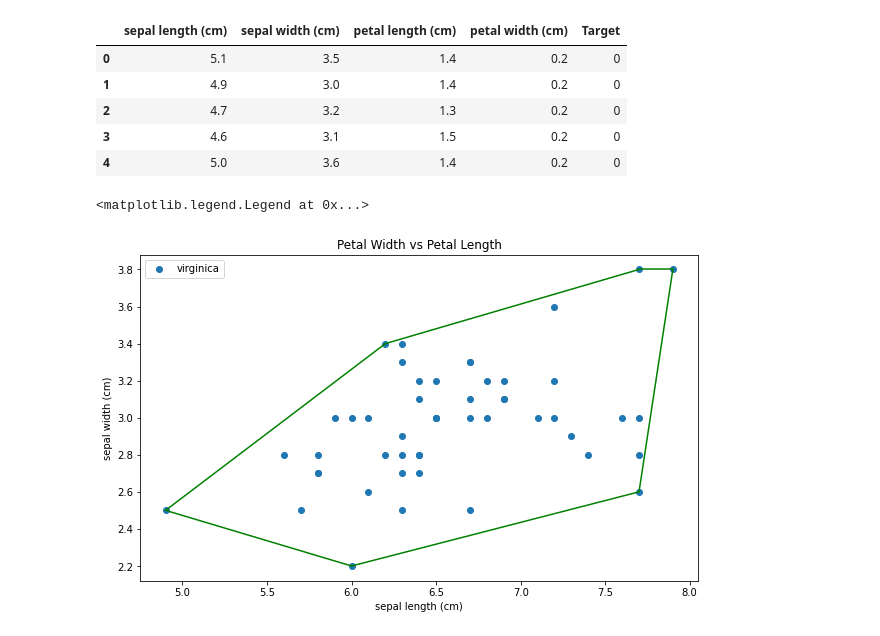
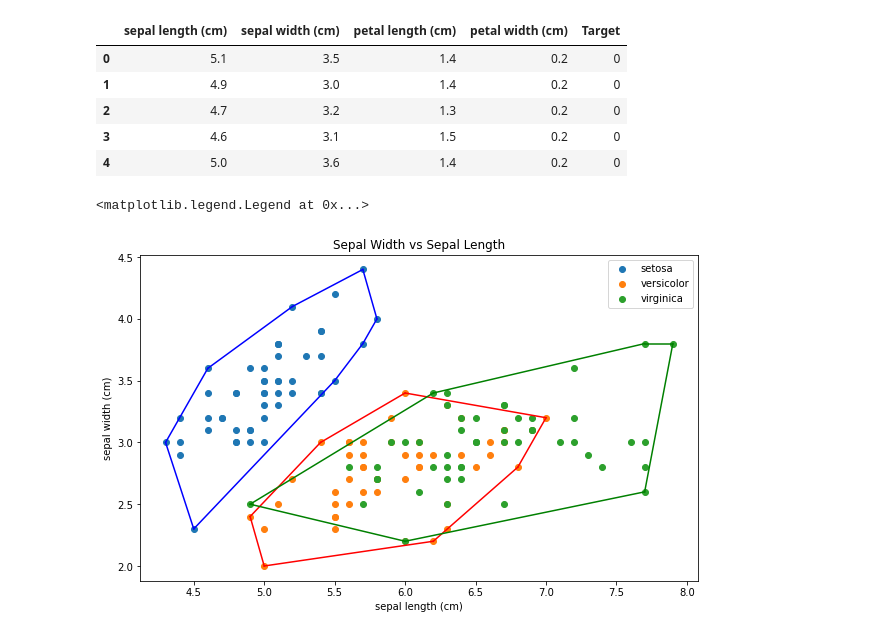
Before and after one commit to gagaspbahar/convex-hull-2d-dnc, a Jupyter notebook: main.ipynb, the cells around one changed output. Drawn from its saved outputs; the diff is of its cells as text; code cells hidden in the pictures.

```diff
--- a/main.ipynb
+++ b/main.ipynb
@@ -20,19 +20,19 @@ df.head()
 # %%
 import matplotlib.pyplot as plt
 from scipy.spatial import ConvexHull
 plt.figure(figsize = (10, 6))
 colors = ['b','r','g']
-plt.title('Petal Width vs Petal Length')
+plt.title('Sepal Width vs Sepal Length')
 plt.xlabel(data.feature_names[0])
 plt.ylabel(data.feature_names[1])
 for i in range(len(data.target_names)):
     bucket = df[df['Target'] == i]
     bucket = bucket.iloc[:,[0,1]].values
-hull = ConvexHull(bucket) #bagian ini diganti dengan hasil implementasi ConvexHull Divide & Conquer
-plt.scatter(bucket[:, 0], bucket[:, 1], label=data.target_names[i])
-for simplex in hull.simplices:
-    plt.plot(bucket[simplex, 0], bucket[simplex, 1], colors[i])
+    hull = ConvexHull(bucket) #bagian ini diganti dengan hasil implementasi ConvexHull Divide & Conquer
+    plt.scatter(bucket[:, 0], bucket[:, 1], label=data.target_names[i])
+    for simplex in hull.simplices:
+        plt.plot(bucket[simplex, 0], bucket[simplex, 1], colors[i])
 plt.legend()
 # %% [output]
 <matplotlib.legend.Legend at 0x...>
-[figure, old version]
+[figure, new version]
```
Also changed, not shown: 1 other file.
